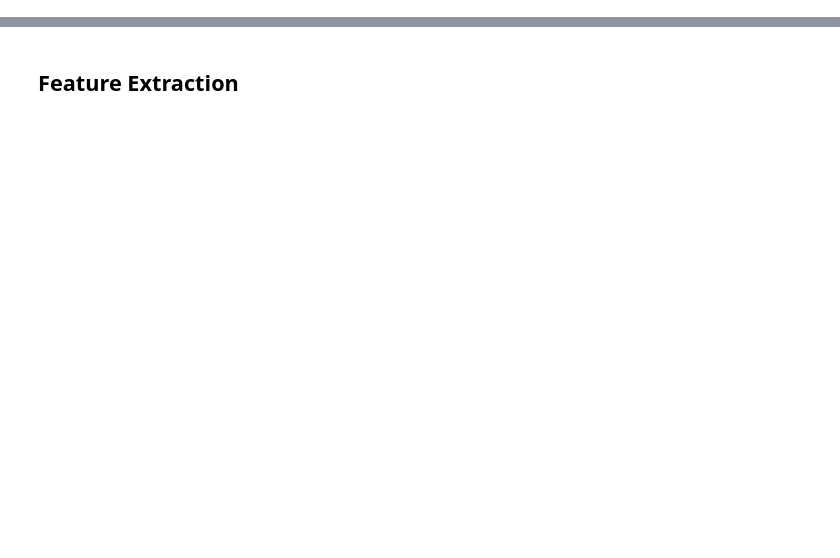
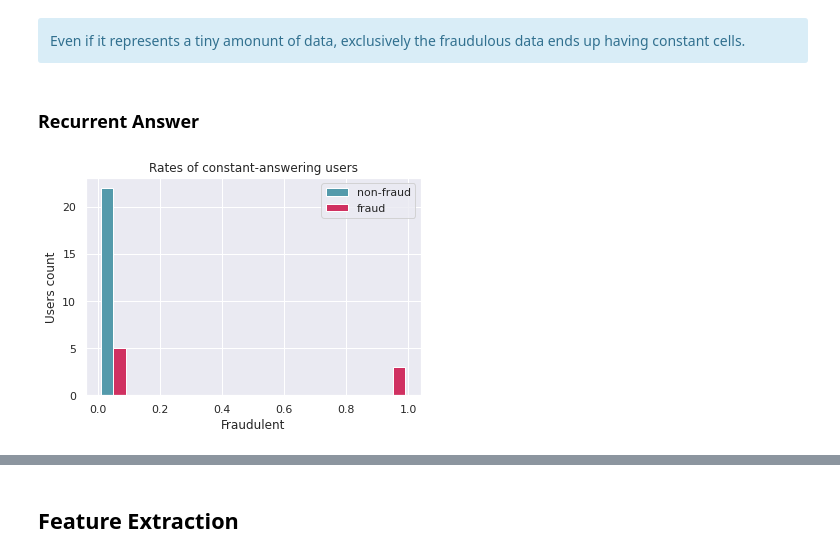
Before and after one commit to ymentha14/emojis_dataset, a Jupyter notebook: notebooks/form1_anaylsis.ipynb, the cells around one changed output, grey strips where cells are left out. Drawn from its saved outputs; the diff is of its cells as text; code cells hidden in the pictures; blank space fills up the shorter version.

```diff
--- a/notebooks/form1_anaylsis.ipynb
+++ b/notebooks/form1_anaylsis.ipynb
@@ -57,0 +91,11 @@ form1_df.drop(["A3NKJAX21PSNWD","A2JC65REBH7706"],inplace=True)
+# %% [markdown]
+<div class="alert alert-info">
+Even if it represents a tiny amonunt of data, exclusively the fraudulous data ends up having constant cells.
+</div>
+# %% [markdown]
+### Recurrent Answer
+# %%
+duplicate = get_users_duplicate([form1_df,form2_df,form3_df])
+plot_double_hist(duplicate,fraud)
+# %% [output]
+[figure, added]
```
Also changed, not shown: parts of 66 cells of this notebook, 7 other files.
